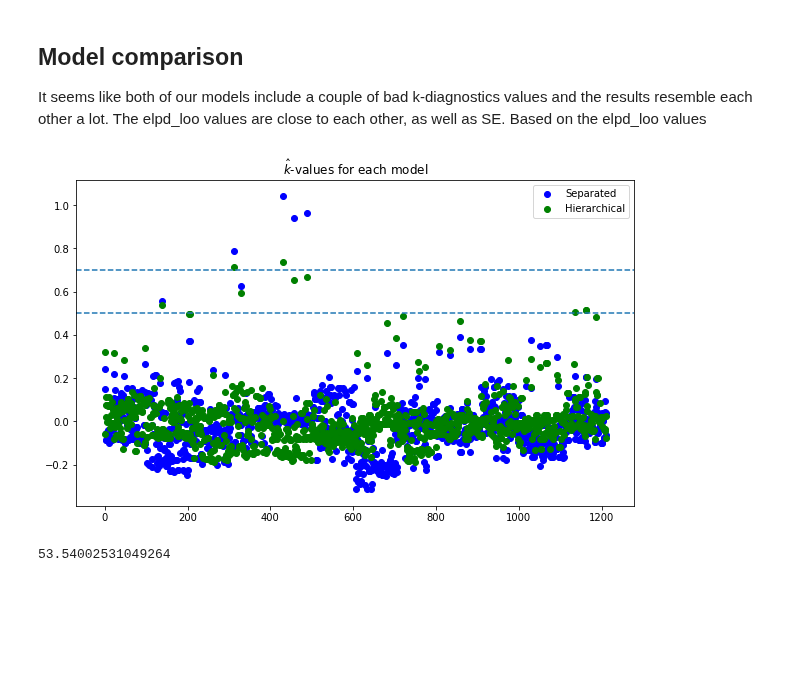
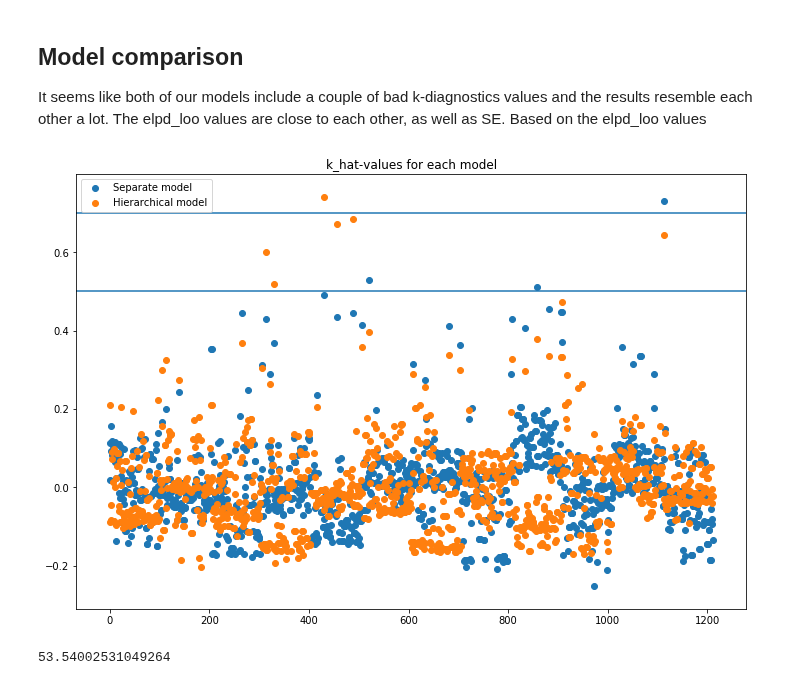
Before and after one commit to Lensku/BDA-Project-Otso-Lensku, a Jupyter notebook: Project.ipynb, the cells around one changed output. Saved outputs shown, nothing was run; the diff lists cells and outputs as text; code cells hidden in the pictures; blank space fills up the shorter version.

```diff
--- a/Project.ipynb
+++ b/Project.ipynb
@@ -445,13 +478,13 @@ h = az.loo(hierarchical_inference_data, pointwise= True, scale="log")
 # %%
-plt.figure(figsize=(10,6))
-plt.scatter(range(1212), s.pareto_k.data, c="b", label="Separated")
-plt.scatter(range(1212), h.pareto_k.data, c="g", label="Hierarchical")
-plt.axhline(y=0.5, ls='--')
-plt.axhline(y=0.7, ls='--')
-plt.title("$\hat{k}$-values for each model")
+plt.figure(figsize=(12,8))
+plt.scatter(range(1212), s.pareto_k.data, label="Separate model")
+plt.scatter(range(1212), h.pareto_k.data, label="Hierarchical model")
+plt.axhline(y=0.5)
+plt.axhline(y=0.7)
+plt.title("k_hat-values for each model")
 _ =plt.legend()
 # %% [output]
-[figure, old version]
+[figure, new version]
 # %%
 s.p_loo
 # %% [output]
```
Also changed, not shown: parts of 15 cells of this notebook.
